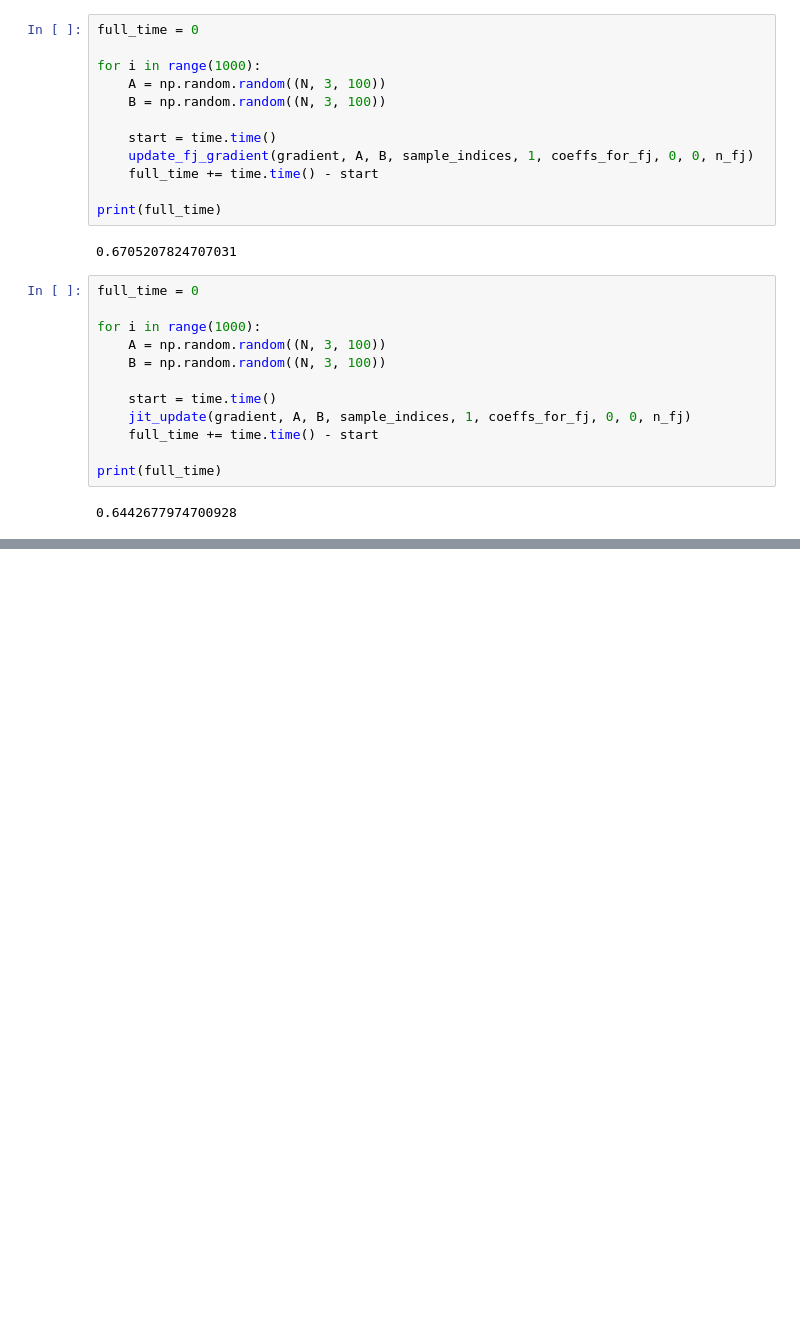
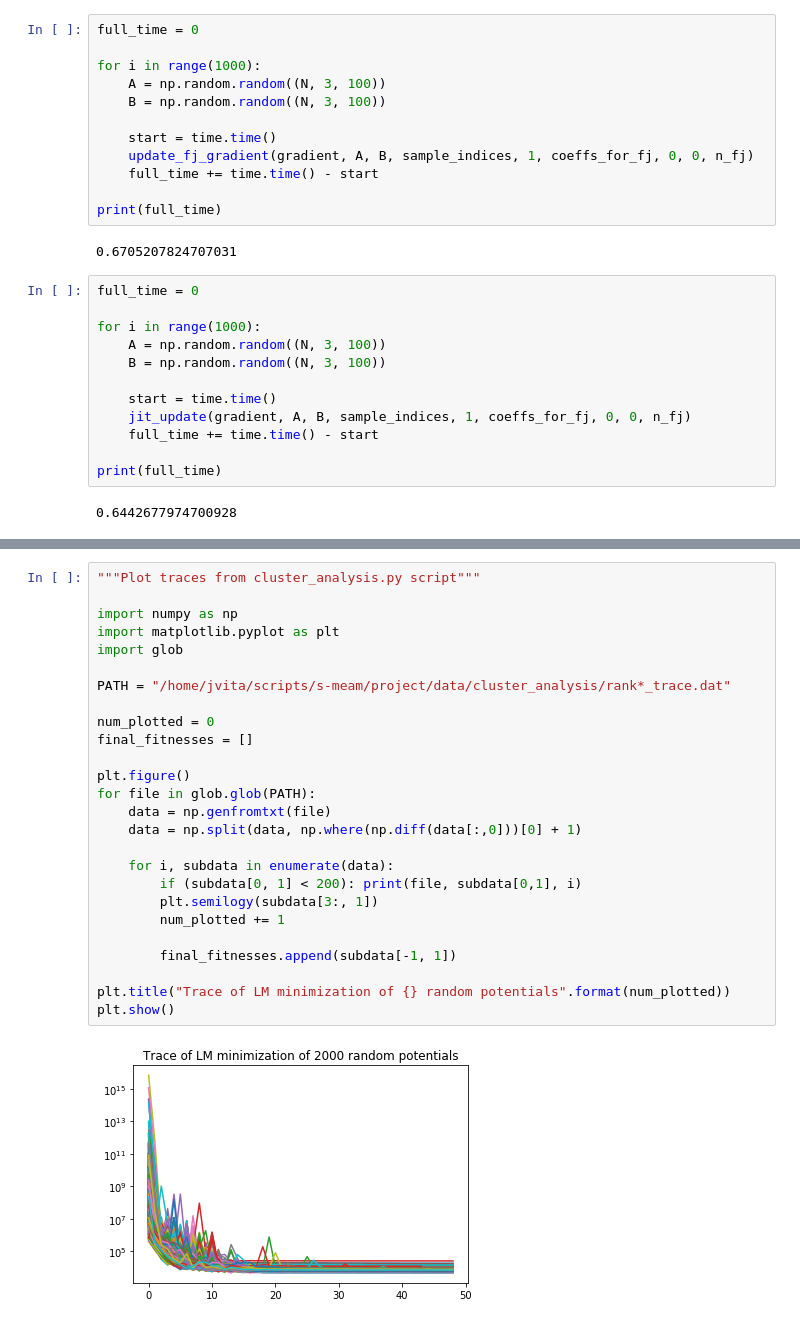
Before and after one commit to TrinkleGroup/s-meam, a Jupyter notebook: src/misc/notebook.ipynb, the cells around one changed output, grey strips where cells are left out. Drawn from its saved outputs; the diff is of its cells as text; blank space fills up the shorter version.

Commit message:
08-24: add cluster analysis to notebook

```diff
--- a/src/misc/notebook.ipynb
+++ b/src/misc/notebook.ipynb
@@ -602,0 +749,28 @@ print(full_time)
+# %%
+"""Plot traces from cluster_analysis.py script"""
+
+import numpy as np
+import matplotlib.pyplot as plt
+import glob
+
+PATH = "/home/jvita/scripts/s-meam/project/data/cluster_analysis/rank*_trace.dat"
+
+num_plotted = 0
+final_fitnesses = []
+
+plt.figure()
+for file in glob.glob(PATH):
+    data = np.genfromtxt(file)
+    data = np.split(data, np.where(np.diff(data[:,0]))[0] + 1)
+
+    for i, subdata in enumerate(data):
+        if (subdata[0, 1] < 200): print(file, subdata[0,1], i)
+        plt.semilogy(subdata[3:, 1])
+        num_plotted += 1
+
+        final_fitnesses.append(subdata[-1, 1])
+
+plt.title("Trace of LM minimization of {} random potentials".format(num_plotted))
+plt.show()
+# %% [output]
+[figure, added]
```
Also changed, not shown: parts of 6 cells of this notebook, 1 other file.
